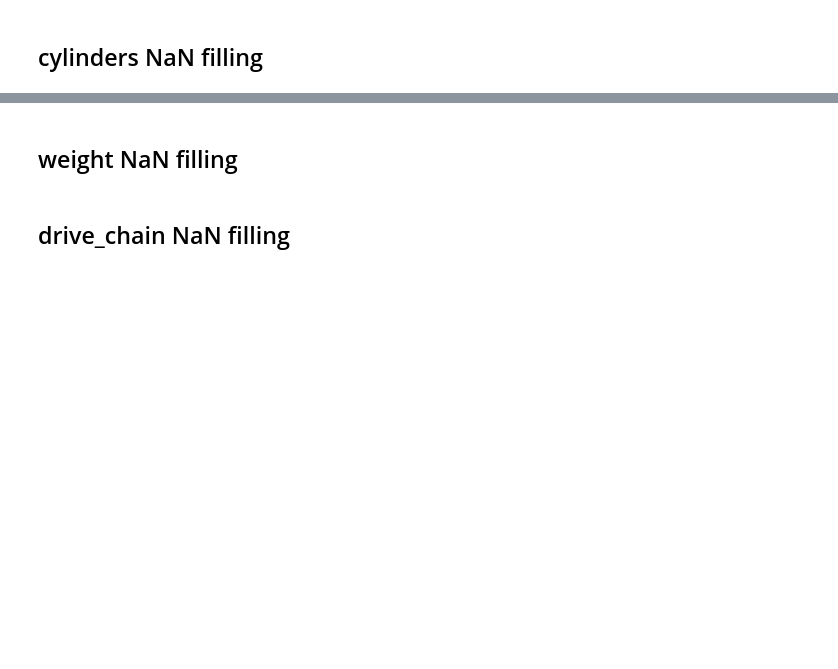
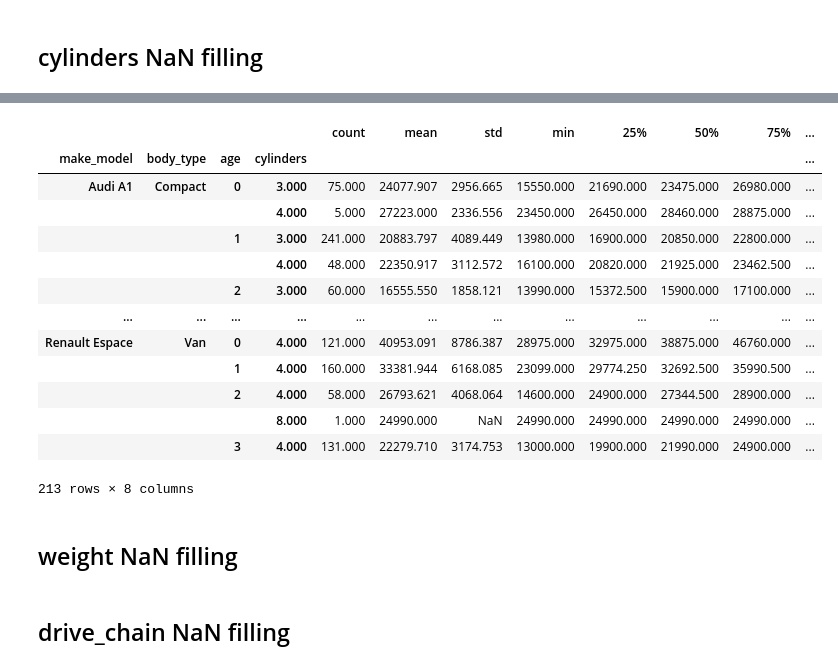
Before and after one commit to YusufSHub/DAwPython-Capstone-Project, a Jupyter notebook: DAwPy-Capstone_Project_(AutoScout)_D1124-Yusuf Missing Values.ipynb, the cells around one changed output, grey strips where cells are left out. Saved outputs shown, nothing was run; the diff lists cells and outputs as text; code cells hidden in the pictures; blank space fills up the shorter version.

```diff
--- a/DAwPy-Capstone_Project_(AutoScout)_D1124-Yusuf Missing Values.ipynb
+++ b/DAwPy-Capstone_Project_(AutoScout)_D1124-Yusuf Missing Values.ipynb
@@ -889,0 +1389,17 @@ df[df["price"]<1000]
+# %%
+df.groupby(["make_model", "body_type", "age", "cylinders"]).price.describe()
+# %% [output]
+|  |  |  |  | count | mean | std | min | 25% | 50% | 75% | ... |
+| make_model | body_type | age | cylinders |  |  |  |  |  |  |  | ... |
+| Audi A1 | Compact | 0 | 3.000 | 75.000 | 24077.907 | 2956.665 | 15550.000 | 21690.000 | 23475.000 | 26980.000 | ... |
+|  |  |  | 4.000 | 5.000 | 27223.000 | 2336.556 | 23450.000 | 26450.000 | 28460.000 | 28875.000 | ... |
+|  |  | 1 | 3.000 | 241.000 | 20883.797 | 4089.449 | 13980.000 | 16900.000 | 20850.000 | 22800.000 | ... |
+|  |  |  | 4.000 | 48.000 | 22350.917 | 3112.572 | 16100.000 | 20820.000 | 21925.000 | 23462.500 | ... |
+|  |  | 2 | 3.000 | 60.000 | 16555.550 | 1858.121 | 13990.000 | 15372.500 | 15900.000 | 17100.000 | ... |
+| ... | ... | ... | ... | ... | ... | ... | ... | ... | ... | ... | ... |
+| Renault Espace | Van | 0 | 4.000 | 121.000 | 40953.091 | 8786.387 | 28975.000 | 32975.000 | 38875.000 | 46760.000 | ... |
+|  |  | 1 | 4.000 | 160.000 | 33381.944 | 6168.085 | 23099.000 | 29774.250 | 32692.500 | 35990.500 | ... |
+|  |  | 2 | 4.000 | 58.000 | 26793.621 | 4068.064 | 14600.000 | 24900.000 | 27344.500 | 28900.000 | ... |
+|  |  |  | 8.000 | 1.000 | 24990.000 | NaN | 24990.000 | 24990.000 | 24990.000 | 24990.000 | ... |
+|  |  | 3 | 4.000 | 131.000 | 22279.710 | 3174.753 | 13000.000 | 19900.000 | 21990.000 | 24900.000 | ... |
+213 rows × 8 columns
```
Also changed, not shown: parts of 68 cells of this notebook, 1 other file.
